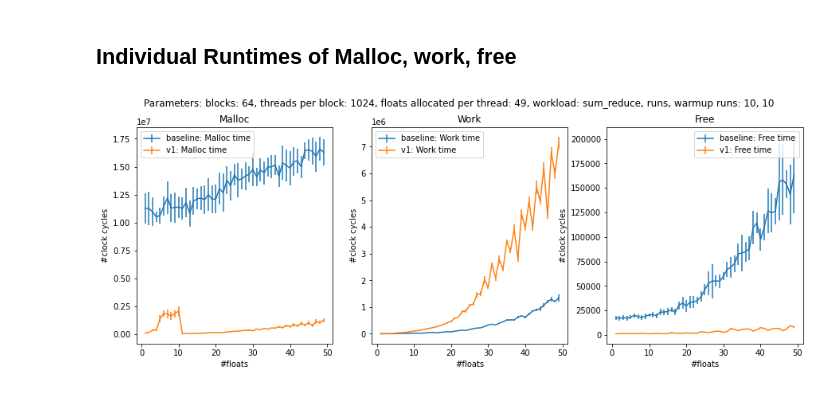
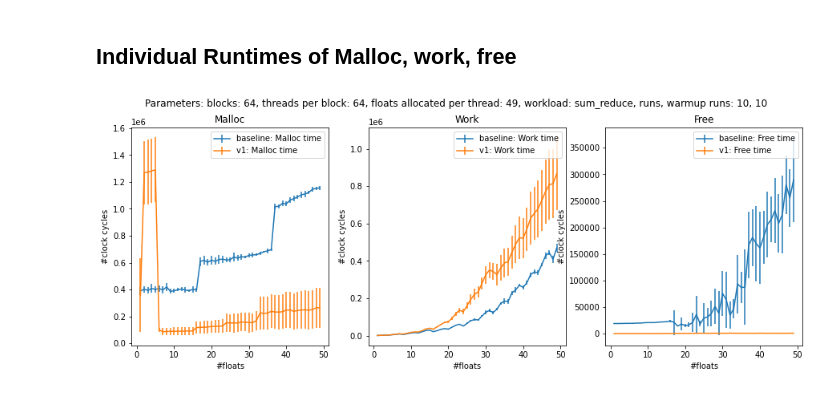
Before and after one commit to maerhart/dphpc-project, a Jupyter notebook: dynamic_allocator/benchmarks.ipynb, the cells around one changed output. Drawn from its saved outputs; the diff is of its cells as text; code cells hidden in the pictures.

```diff
--- a/dynamic_allocator/benchmarks.ipynb
+++ b/dynamic_allocator/benchmarks.ipynb
@@ -41,7 +41,7 @@ def get_mean_std_individual_workloads(n_blocks, n_threads_per_block, n_floats, n
 n_runs = 10
 n_warmup = 10
 n_blocks = 64
-n_threads_per_block = 1024
+n_threads_per_block = 64
 n_floats = 50
 workload = workloads["sum_reduce"]
 
@@ -68,31 +68,31 @@ means_v1_free_time, stds_v1_free_time\
 fig.suptitle("Parameters:" \
           + " blocks: " + str(n_blocks)\
           + ", threads per block: " + str(n_threads_per_block)\
           + ", floats allocated per thread: " + str(n_floats)\
           + ", workload: sum_reduce"\
           + ", runs, warmup runs: " + str(n_runs) + ", " + str(n_warmup))
 
 axs[0].set_title("Malloc")
 axs[0].errorbar(floats, means_base_malloc_time, stds_base_malloc_time, label="baseline: Malloc time")
 axs[0].errorbar(floats, means_v1_malloc_time, stds_v1_malloc_time, label="v1: Malloc time")
 axs[0].legend()
 axs[0].set_xlabel("#floats")
 axs[0].set_ylabel("#clock cycles")
 
 axs[1].set_title("Work")
 axs[1].errorbar(floats, means_base_work_time, stds_base_work_time, label="baseline: Work time")
 axs[1].errorbar(floats, means_v1_work_time, stds_v1_work_time, label="v1: Work time")
 axs[1].legend()
 axs[1].set_xlabel("#floats")
 axs[1].set_ylabel("#clock cycles")
 
 axs[2].set_title("Free")
 axs[2].errorbar(floats, means_base_free_time, stds_base_free_time, label="baseline: Free time")
 axs[2].errorbar(floats, means_v1_free_time, stds_v1_free_time, label="v1: Free time")
 axs[2].legend()
 axs[2].set_xlabel("#floats")
 axs[2].set_ylabel("#clock cycles")
 
 plt.show()
 # %% [output]
-[figure, old version]
+[figure, new version]
```
Also changed, not shown: 2 other files.
